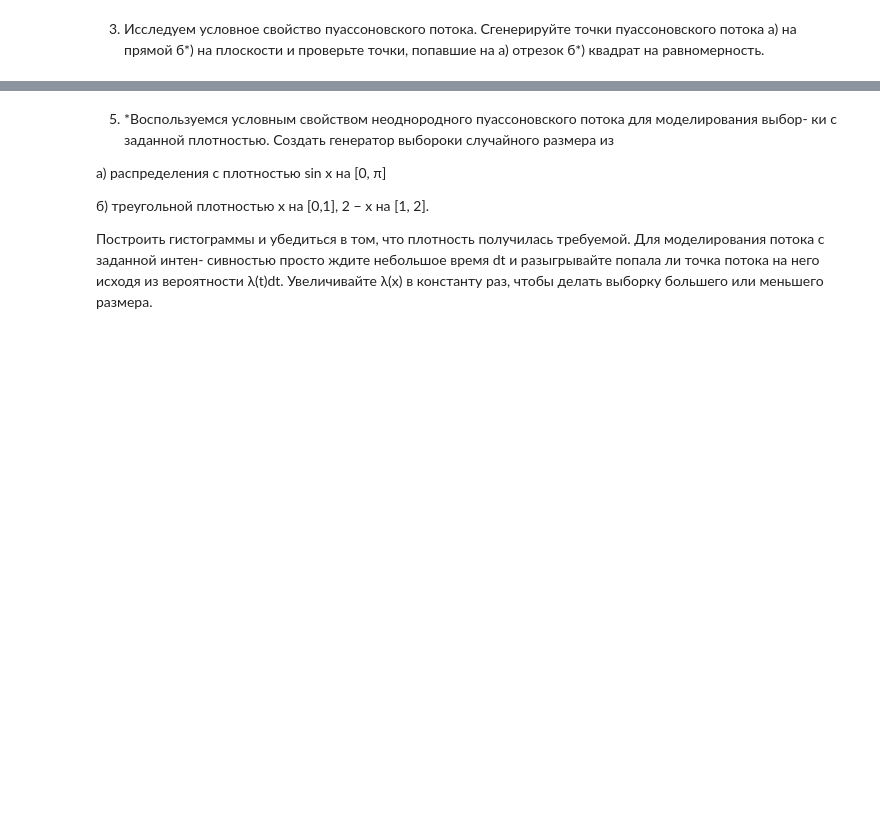
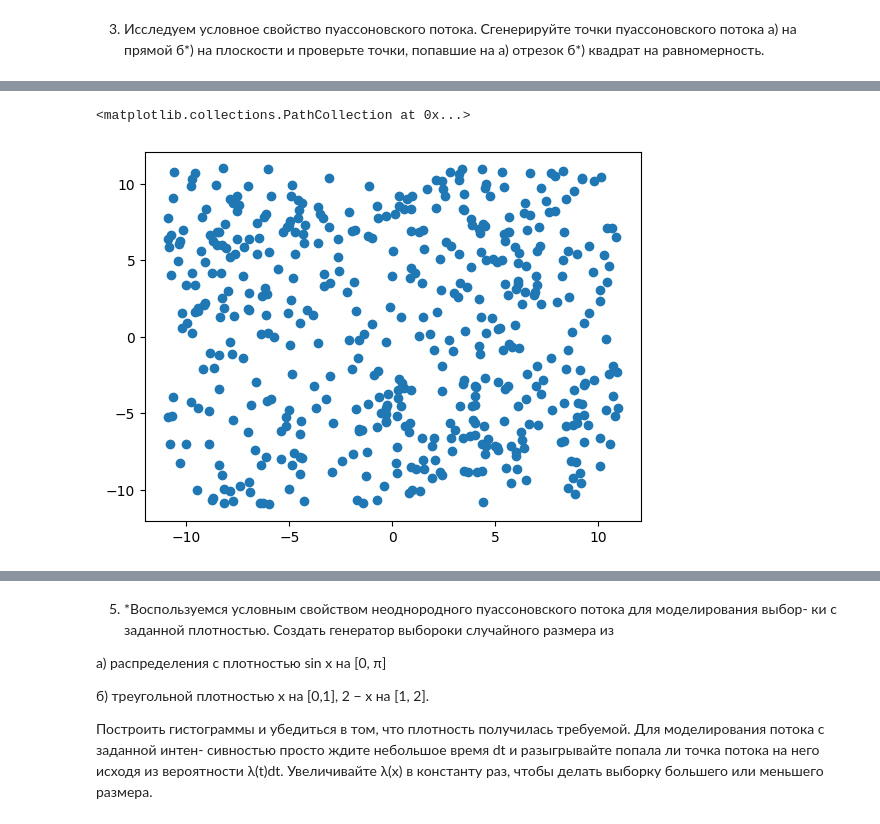
Before and after one commit to Nekdash/data-analysis, a Jupyter notebook: poisson_process.ipynb, the cells around one changed output, grey strips where cells are left out. Drawn from its saved outputs; the diff is of its cells as text; code cells hidden in the pictures; blank space fills up the shorter version.

```diff
--- a/poisson_process.ipynb
+++ b/poisson_process.ipynb
@@ -220 +244,13 @@ with open('ks_un_mc.txt', 'r') as f:
+# %%
+a = (-1,-1)
+b = (1, 1)
+box = np.array([a[0]- 10, a[1] - 10, b[0] + 10, b[1]+ 10])
+
+data = pointpats.random.poisson(hull = box, intensity = 1)
+x = [point[0] for point in data]
+y = [point[1] for point in data]
+plt.scatter(x, y)
+# %% [output]
+<matplotlib.collections.PathCollection at 0x...>
+[figure, added]
 # %%
```
Also changed, not shown: parts of 10 cells of this notebook, 2 other files.
